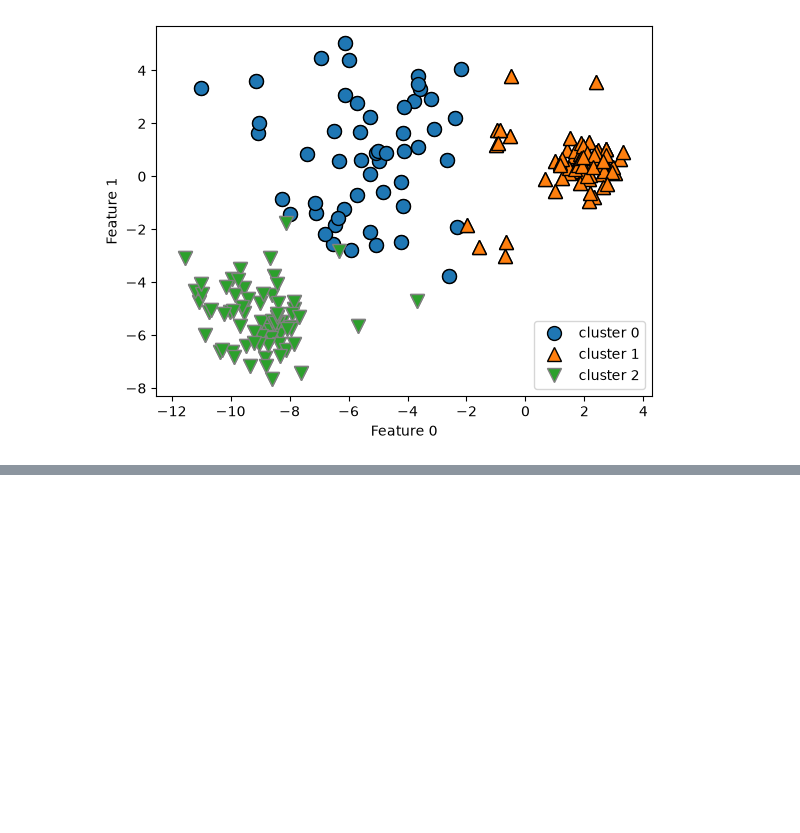
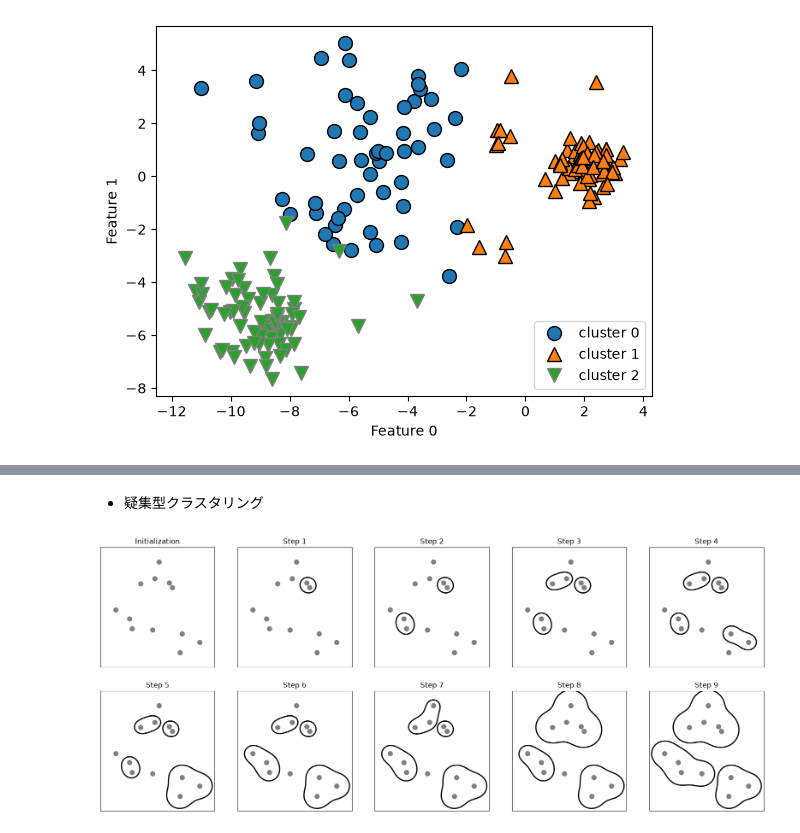
Before and after one commit to seita1004/python-machine-learning-study, a Jupyter notebook: 第3章/クラスタリング.ipynb, the cells around one changed output, grey strips where cells are left out. Cells and saved outputs as stored; diff of their text form; code cells hidden in the pictures; blank space fills up the shorter version.

```diff
--- a/第3章/クラスタリング.ipynb
+++ b/第3章/クラスタリング.ipynb
@@ -109,0 +246,9 @@ plt.show()
+# %% [markdown]
+- 疑集型クラスタリング
+# %%
+#wardで、疑似的なクラスタを結合していくことで、より複雑な形状のデータを表現できるようになる。
+#クラスタ数が３つになるところで終了
+mglearn.plots.plot_agglomerative_algorithm()
+plt.show()
+# %% [output]
+[figure, added]
```
Also changed, not shown: parts of 16 cells of this notebook.
